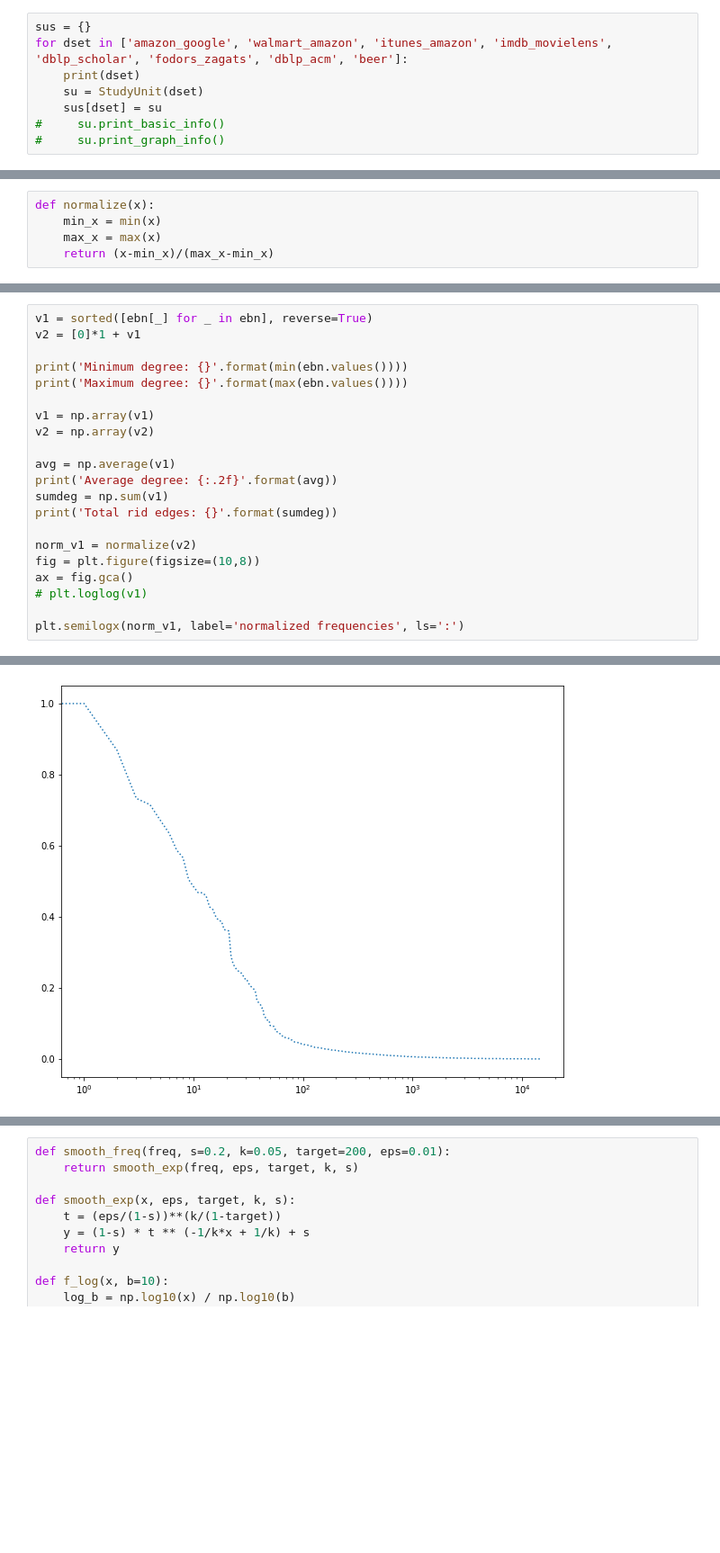
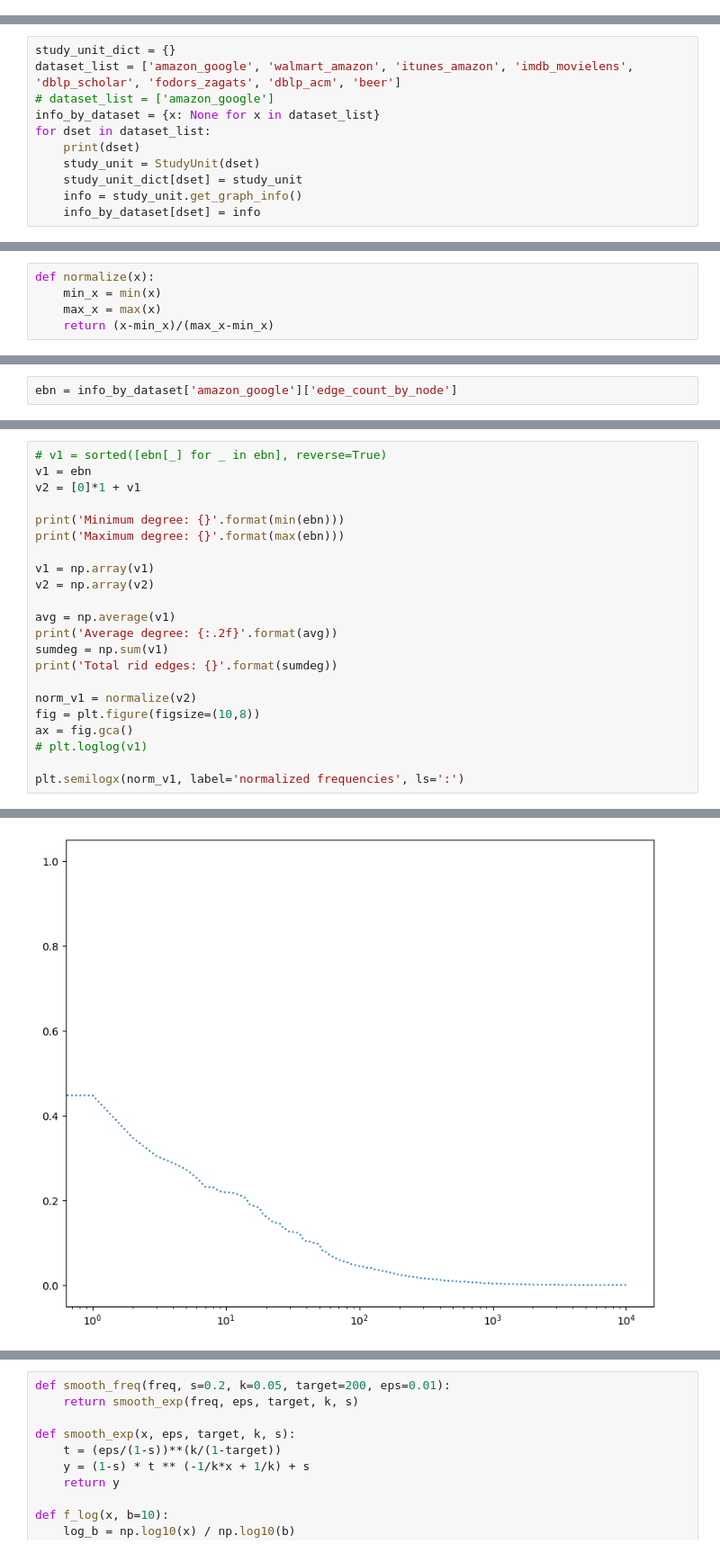
Before and after one commit to rcap107/embdi, a Jupyter notebook: study_dataset.ipynb, the cells around one changed output, grey strips where cells are left out. Shown at 90% size. Cells and saved outputs as stored; diff of their text form; blank space fills up the shorter version.

```diff
--- a/study_dataset.ipynb
+++ b/study_dataset.ipynb
@@ -174,8 +25,0 @@ class StudyUnit:
-# %%
-sus = {}
-for dset in ['amazon_google', 'walmart_amazon', 'itunes_amazon', 'imdb_movielens', 'dblp_scholar', 'fodors_zagats', 'dblp_acm', 'beer']:
-    print(dset)
-    su = StudyUnit(dset)
-    sus[dset] = su
-#     su.print_basic_info()
-#     su.print_graph_info()
@@ -198,0 +317,11 @@ beer
+# %%
+study_unit_dict = {}
+dataset_list = ['amazon_google', 'walmart_amazon', 'itunes_amazon', 'imdb_movielens', 'dblp_scholar', 'fodors_zagats', 'dblp_acm', 'beer']
+# dataset_list = ['amazon_google']
+info_by_dataset = {x: None for x in dataset_list}
+for dset in dataset_list:
+    print(dset)
+    study_unit = StudyUnit(dset)
+    study_unit_dict[dset] = study_unit
+    info = study_unit.get_graph_info()
+    info_by_dataset[dset] = info
@@ -237,0 +386,2 @@ ebn = edges_by_node(dblp_acm.nxg)
+# %%
+ebn = info_by_dataset['amazon_google']['edge_count_by_node']
@@ -238,9 +412,10 @@ ebn = edges_by_node(dblp_acm.nxg)
 # %%
-v1 = sorted([ebn[_] for _ in ebn], reverse=True)
+# v1 = sorted([ebn[_] for _ in ebn], reverse=True)
+v1 = ebn
 v2 = [0]*1 + v1
 
-print('Minimum degree: {}'.format(min(ebn.values())))
-print('Maximum degree: {}'.format(max(ebn.values())))
+print('Minimum degree: {}'.format(min(ebn)))
+print('Maximum degree: {}'.format(max(ebn)))
 
 v1 = np.array(v1)
 v2 = np.array(v2)
@@ -265,2 +439,2 @@ Total rid edges: 129251
 [<matplotlib.lines.Line2D at 0x...>]
-[figure, old version]
+[figure, new version]
```
Also changed, not shown: parts of 23 cells of this notebook.
